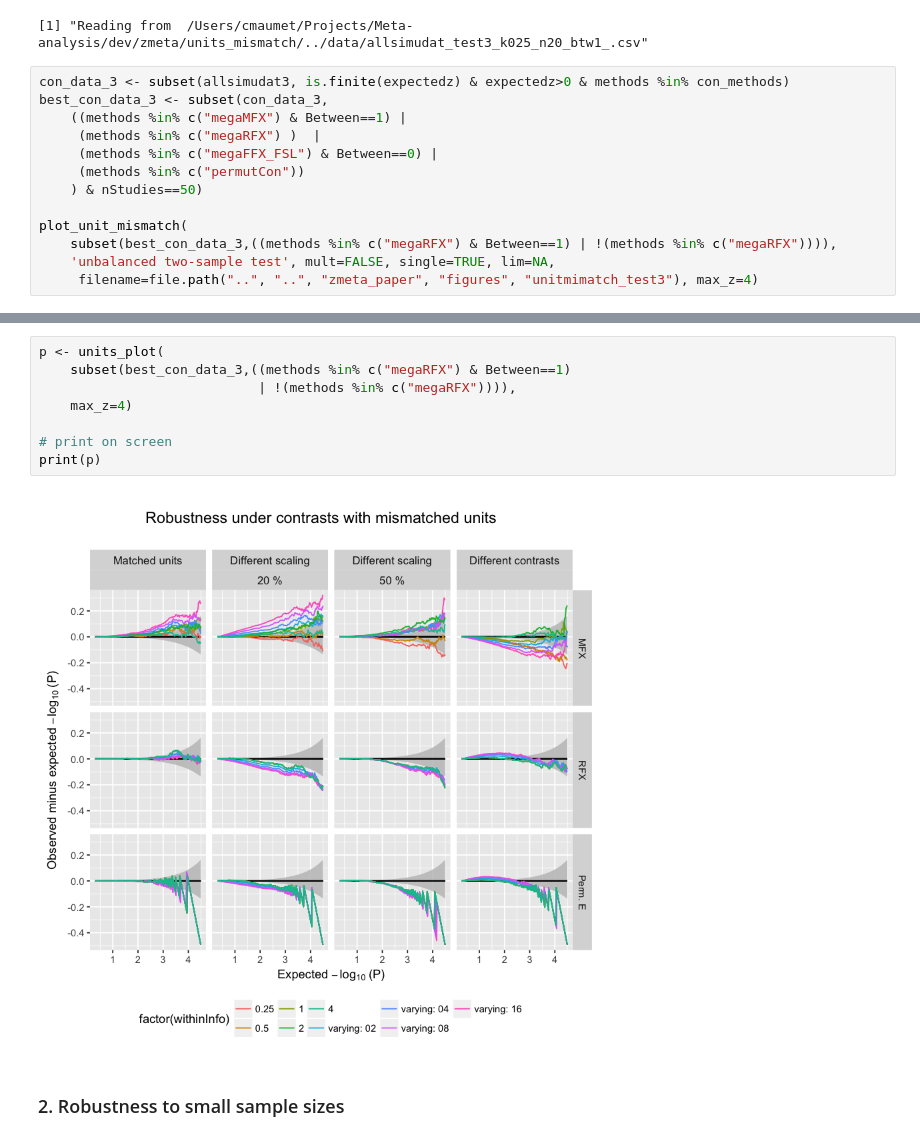
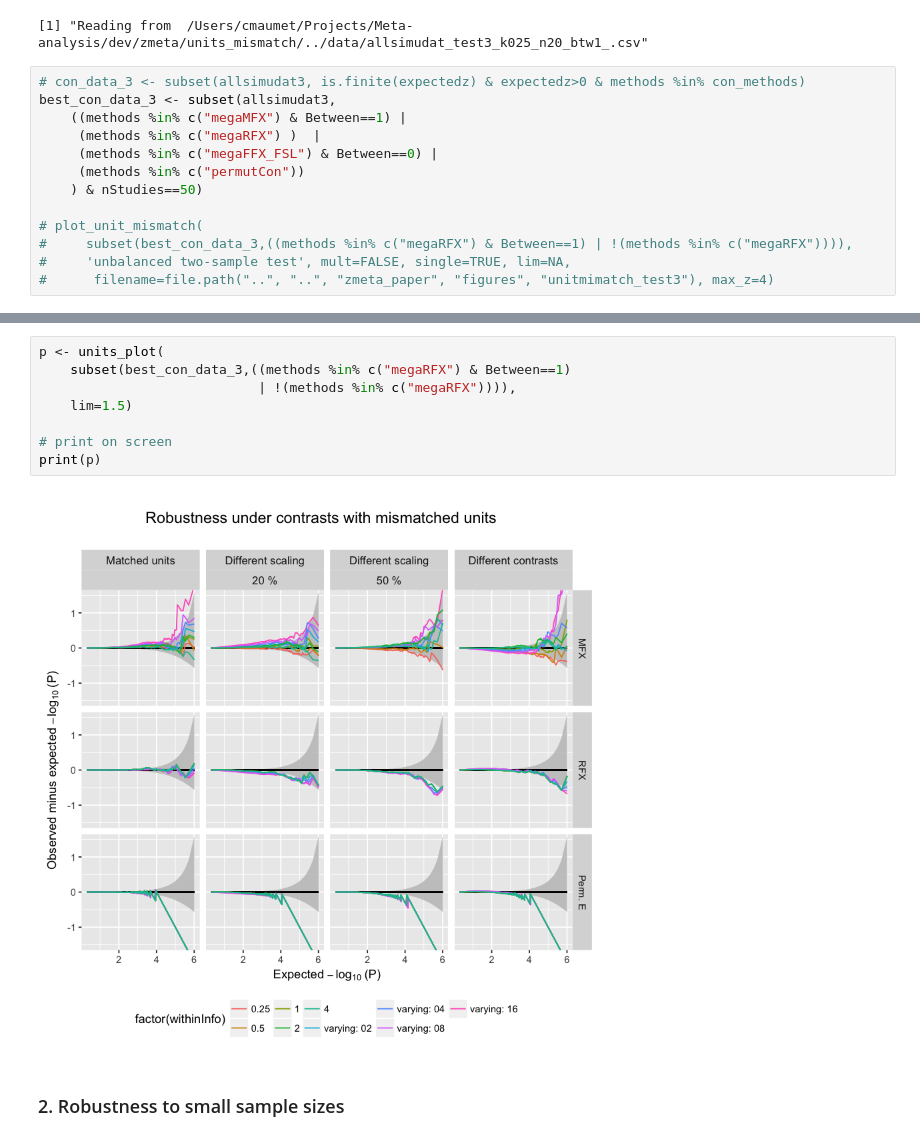
Before and after one commit to cmaumet/zmeta, a Jupyter notebook: units_mismatch/plot_simulations.ipynb, the cells around one changed output, grey strips where cells are left out. Cells and saved outputs as stored; diff of their text form.

```diff
--- a/units_mismatch/plot_simulations.ipynb
+++ b/units_mismatch/plot_simulations.ipynb
@@ -124,15 +141,15 @@ allsimudat3 <- rbind(allsimudat3_btw1)
 # %% [output]
 [1] "Reading from  /Users/cmaumet/Projects/Meta-analysis/dev/zmeta/units_mismatch/../data/allsimudat_test3_k025_n20_btw1_.csv"
 # %%
-con_data_3 <- subset(allsimudat3, is.finite(expectedz) & expectedz>0 & methods %in% con_methods)
-best_con_data_3 <- subset(con_data_3,
+# con_data_3 <- subset(allsimudat3, is.finite(expectedz) & expectedz>0 & methods %in% con_methods)
+best_con_data_3 <- subset(allsimudat3,
     ((methods %in% c("megaMFX") & Between==1) |
      (methods %in% c("megaRFX") )  |
      (methods %in% c("megaFFX_FSL") & Between==0) |
      (methods %in% c("permutCon"))
     ) & nStudies==50)
 
-plot_unit_mismatch(
-    subset(best_con_data_3,((methods %in% c("megaRFX") & Between==1) | !(methods %in% c("megaRFX")))),
-    'unbalanced two-sample test', mult=FALSE, single=TRUE, lim=NA,
-     filename=file.path("..", "..", "zmeta_paper", "figures", "unitmimatch_test3"), max_z=4)
+# plot_unit_mismatch(
+#     subset(best_con_data_3,((methods %in% c("megaRFX") & Between==1) | !(methods %in% c("megaRFX")))),
+#     'unbalanced two-sample test', mult=FALSE, single=TRUE, lim=NA,
+#      filename=file.path("..", "..", "zmeta_paper", "figures", "unitmimatch_test3"), max_z=4)
@@ -142,13 +156,13 @@ plot_unit_mismatch(
 # %%
 p <- units_plot(
     subset(best_con_data_3,((methods %in% c("megaRFX") & Between==1)
                             | !(methods %in% c("megaRFX")))),
-    max_z=4)
+    lim=1.5)
 
 # print on screen
 print(p)
 # %% [output]
-[figure, old version]
+[figure, new version]
 # %% [markdown]
 ### 2. Robustness to small sample sizes
 # %%
```
Also changed, not shown: parts of 5 cells of this notebook, 3 other files.
